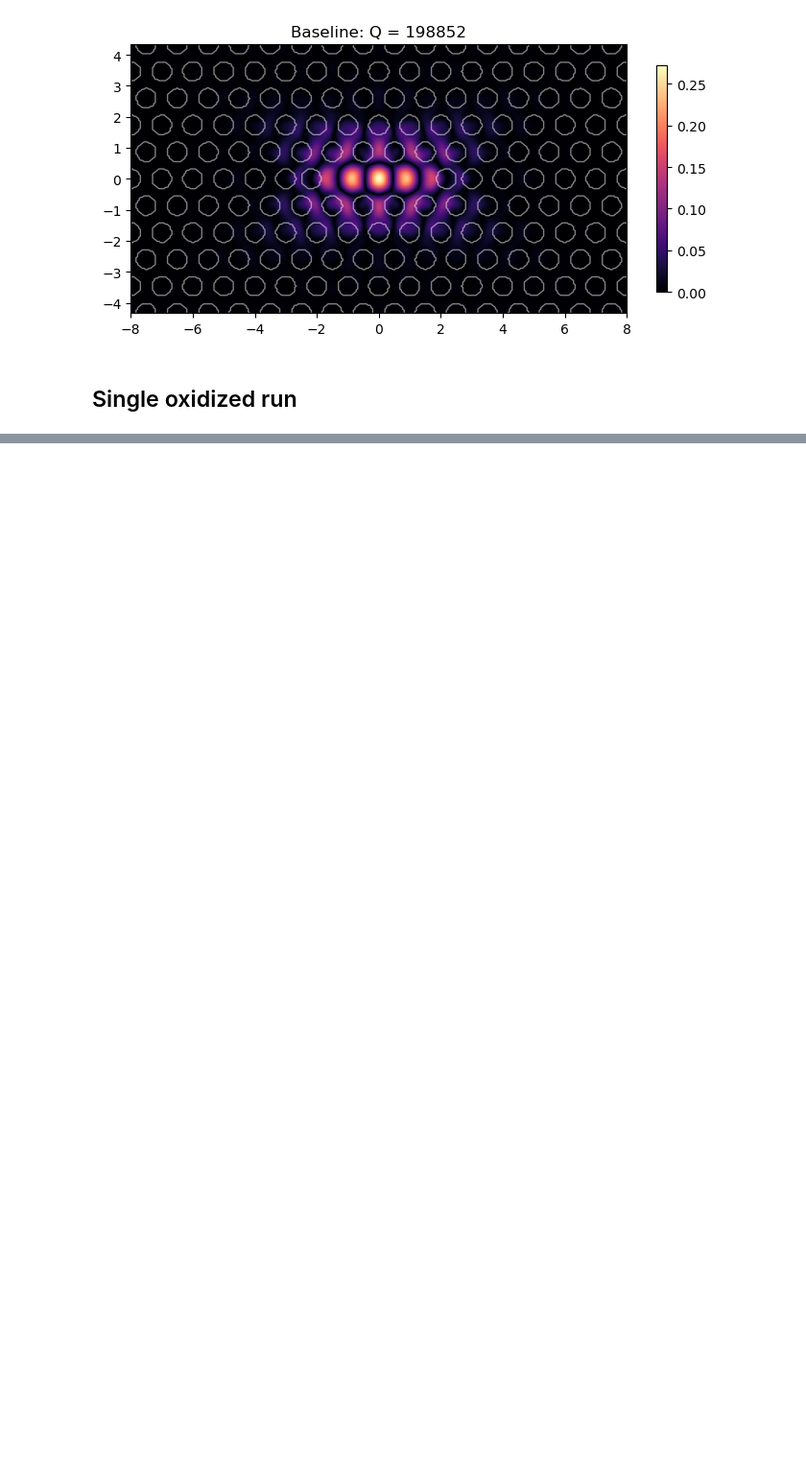
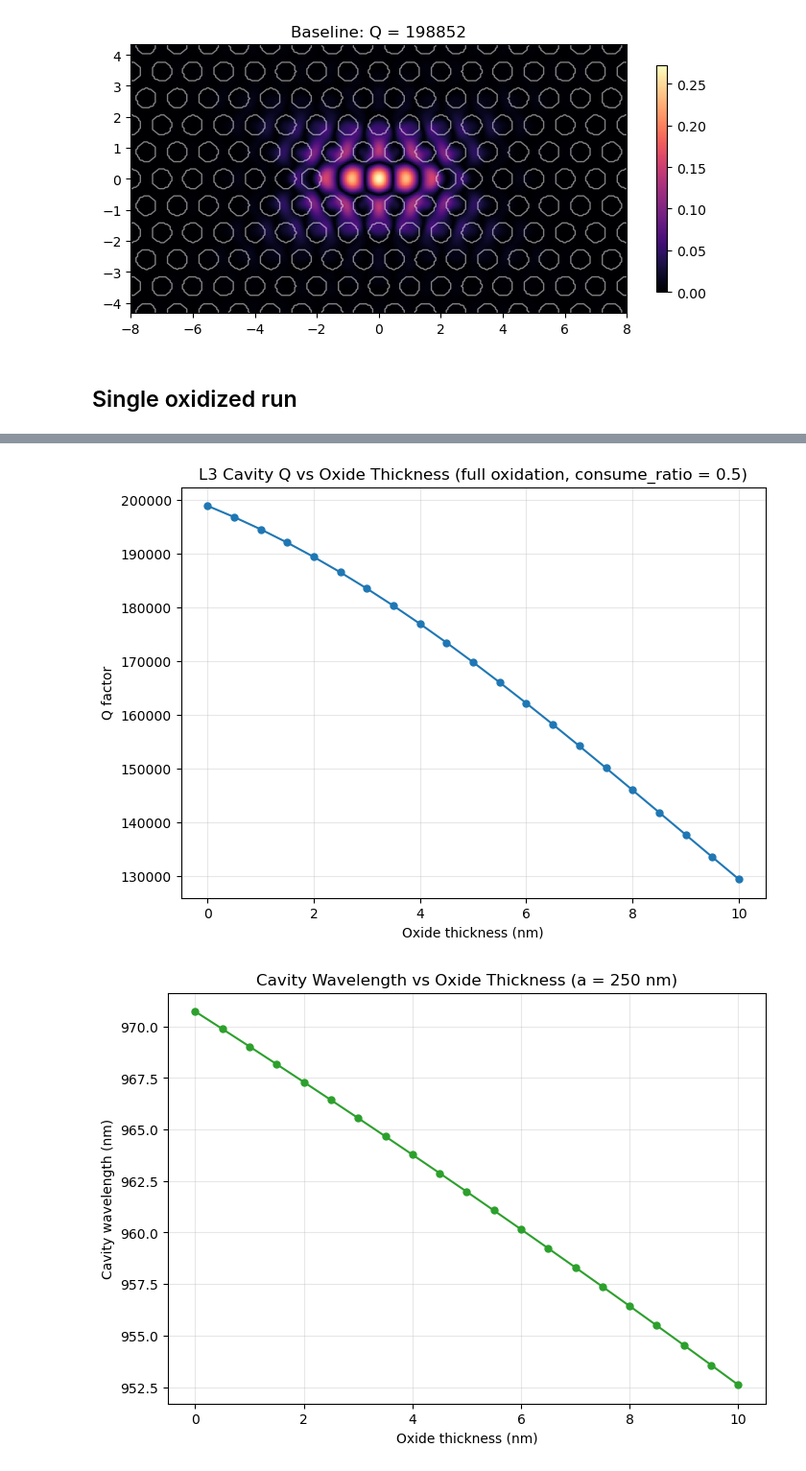
Before and after one commit to Luxchen77/legume-l3-cavity-sim, a Jupyter notebook: legume_L3_oxidized.ipynb, the cells around one changed output, grey strips where cells are left out. Shown at 96% size. Drawn from its saved outputs; the diff is of its cells as text; code cells hidden in the pictures; blank space fills up the shorter version.

```diff
--- a/legume_L3_oxidized.ipynb
+++ b/legume_L3_oxidized.ipynb
@@ -453,0 +342,32 @@ print('=' * 65)
+# %%
+# ── Plot full-oxidation sweep results ──────────────────────────────────────
+fig, ax1 = plt.subplots(figsize=(7, 5), constrained_layout=True)
+
+ax1.plot(t_ox_values, Qs_full, 'o-', lw=1.5, markersize=5)
+ax1.set_xlabel('Oxide thickness (nm)')
+ax1.set_ylabel('Q factor')
+ax1.set_title('L3 Cavity Q vs Oxide Thickness (full oxidation, consume_ratio = 0.5)')
+ax1.grid(True, alpha=0.3)
+plt.show()
+
+# ── Wavelength conversion ──────────────────────────────────────────────────
+lambdas_full_nm = [a_nm / f for f in freqs_full]
+
+fig, ax2 = plt.subplots(figsize=(7, 5), constrained_layout=True)
+ax2.plot(t_ox_values, lambdas_full_nm, 'o-', lw=1.5, markersize=5, color='tab:green')
+ax2.set_xlabel('Oxide thickness (nm)')
+ax2.set_ylabel('Cavity wavelength (nm)')
+ax2.set_title(f'Cavity Wavelength vs Oxide Thickness (a = {a_nm} nm)')
+ax2.grid(True, alpha=0.3)
+plt.show()
+
+# ── Summary table ─────────────────────────────────────────────────────────
+print('=' * 65)
+print(f'{"t_ox (nm)":>10}  {"Q":>10}  {"f (norm)":>10}  {"λ (nm)":>10}')
+print('-' * 65)
+for t, q, f, lam in zip(t_ox_values, Qs_full, freqs_full, lambdas_full_nm):
+    print(f'{t:>10.2f}  {q:>10.1f}  {f:>10.5f}  {lam:>10.1f}')
+print('=' * 65)
+# %% [output]
+[figure, added]
+[figure, added]
```
Also changed, not shown: parts of 23 cells of this notebook, 2 other files.
